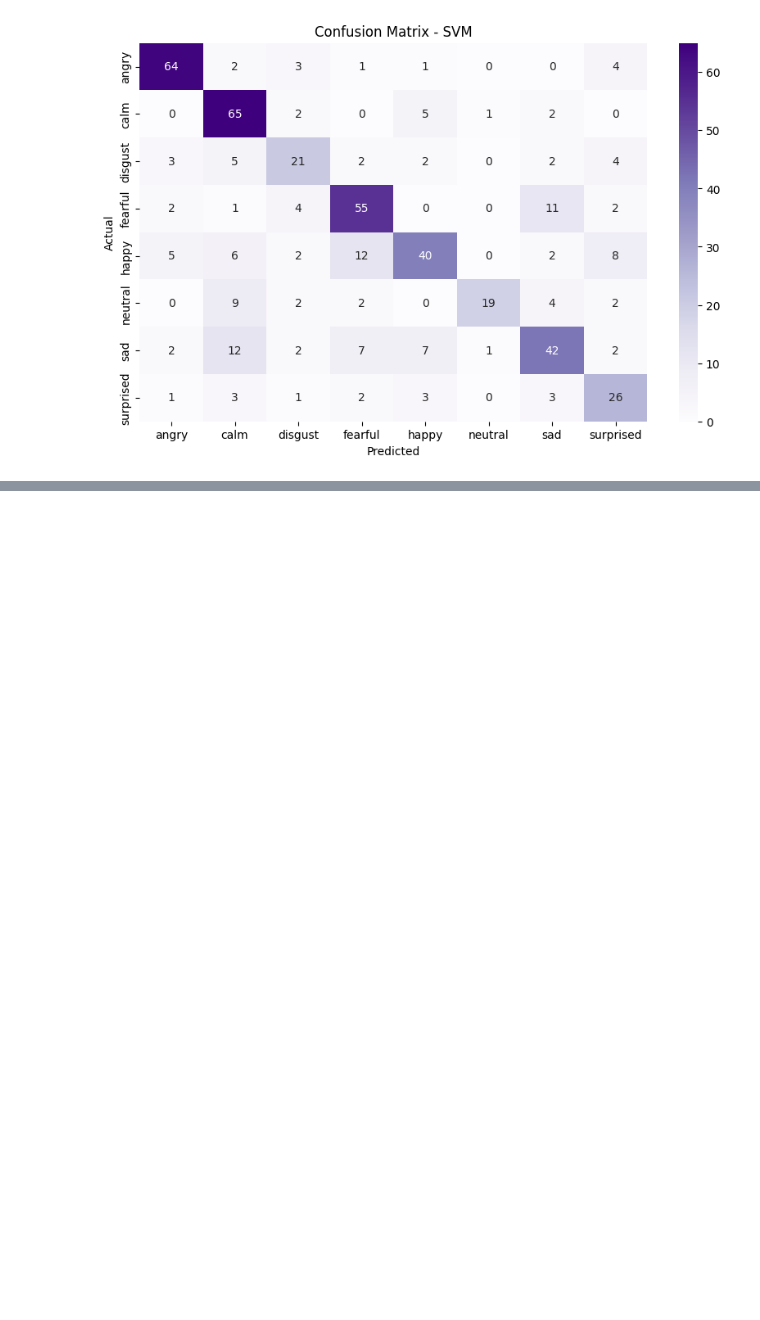
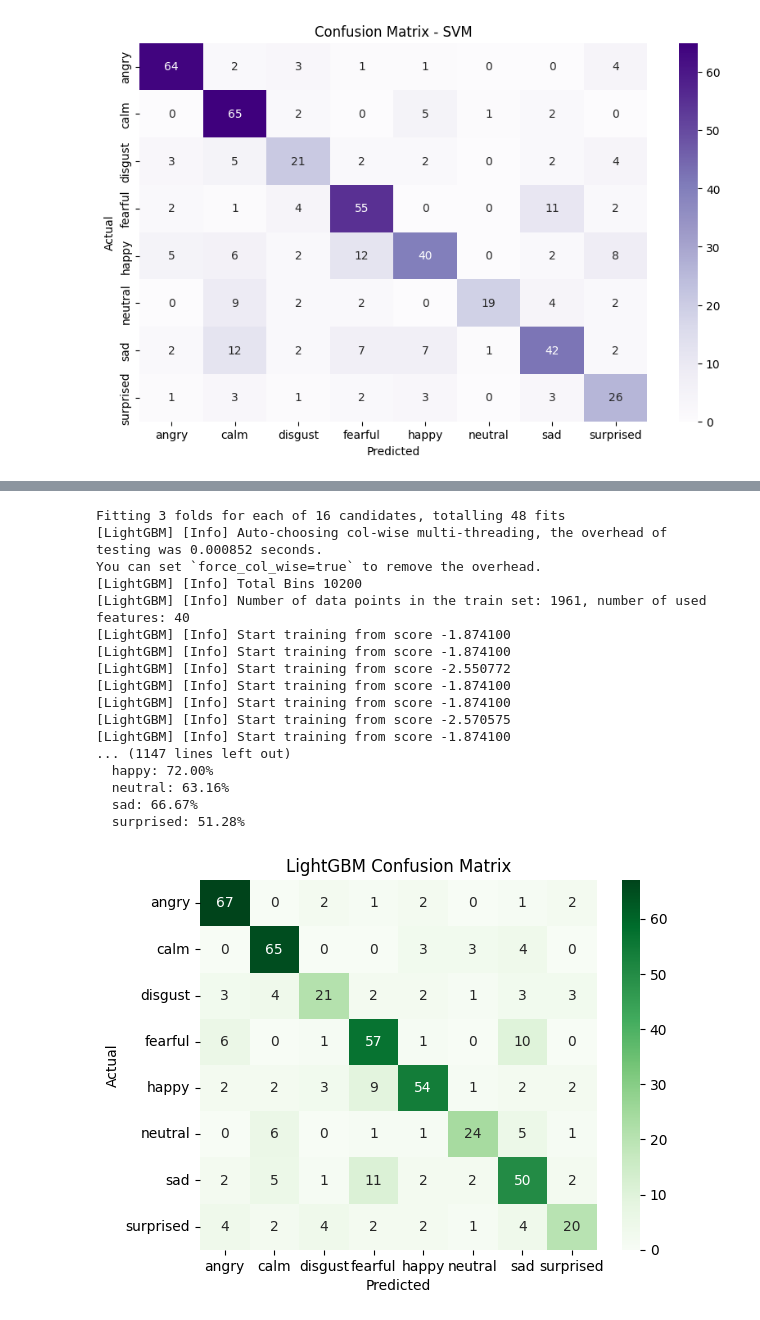
Before and after one commit to 5irendra/emotion_recognition, a Jupyter notebook: 02_Model_Training.ipynb, the cells around one changed output, grey strips where cells are left out. Cells and saved outputs as stored; diff of their text form; code cells hidden in the pictures; blank space fills up the shorter version.

```diff
--- a/02_Model_Training.ipynb
+++ b/02_Model_Training.ipynb
@@ -206,0 +471,53 @@ Per-Class Accuracies:
+# %%
+from lightgbm import LGBMClassifier
+
+lgb_params = {
+    'n_estimators': [100, 200],
+    'max_depth': [4, 6],
+    'learning_rate': [0.03, 0.05],
+    'subsample': [0.8, 1]
+}
+
+lgb_model = LGBMClassifier(random_state=42)
+skf = StratifiedKFold(n_splits=3)
+lgb_grid = GridSearchCV(lgb_model, lgb_params, cv=skf, scoring='f1_weighted', n_jobs=-1, verbose=1)
+lgb_grid.fit(X_train, y_train)
+
+best_lgb = lgb_grid.best_estimator_
+y_pred_lgb = best_lgb.predict(X_val)
+
+print("📌 LightGBM Best Params:", lgb_grid.best_params_)
+print("✅ Accuracy:", round(accuracy_score(y_val, y_pred_lgb)*100, 2), "%")
+print("✅ F1 Score:", round(f1_score(y_val, y_pred_lgb, average='weighted')*100, 2), "%")
+
+report_lgb = classification_report(y_val, y_pred_lgb, target_names=le.classes_, output_dict=True)
+
+print("🔎 Per-Class Accuracy:")
+for label in le.classes_:
+    print(f"  {label}: {report_lgb[label]['recall']*100:.2f}%")
+
+cm_lgb = confusion_matrix(y_val, y_pred_lgb)
+sns.heatmap(cm_lgb, annot=True, fmt="d", cmap="Greens", xticklabels=le.classes_, yticklabels=le.classes_)
+plt.title("LightGBM Confusion Matrix")
+plt.xlabel("Predicted")
+plt.ylabel("Actual")
+plt.show()
+# %% [output]
+Fitting 3 folds for each of 16 candidates, totalling 48 fits
+[LightGBM] [Info] Auto-choosing col-wise multi-threading, the overhead of testing was 0.000852 seconds.
+You can set `force_col_wise=true` to remove the overhead.
+[LightGBM] [Info] Total Bins 10200
+[LightGBM] [Info] Number of data points in the train set: 1961, number of used features: 40
+[LightGBM] [Info] Start training from score -1.874100
+[LightGBM] [Info] Start training from score -1.874100
+[LightGBM] [Info] Start training from score -2.550772
+[LightGBM] [Info] Start training from score -1.874100
+[LightGBM] [Info] Start training from score -1.874100
+[LightGBM] [Info] Start training from score -2.570575
+[LightGBM] [Info] Start training from score -1.874100
+... (1147 lines left out)
+  happy: 72.00%
+  neutral: 63.16%
+  sad: 66.67%
+  surprised: 51.28%
+[figure, added]
```
Also changed, not shown: parts of 18 cells of this notebook, 8 other files.
